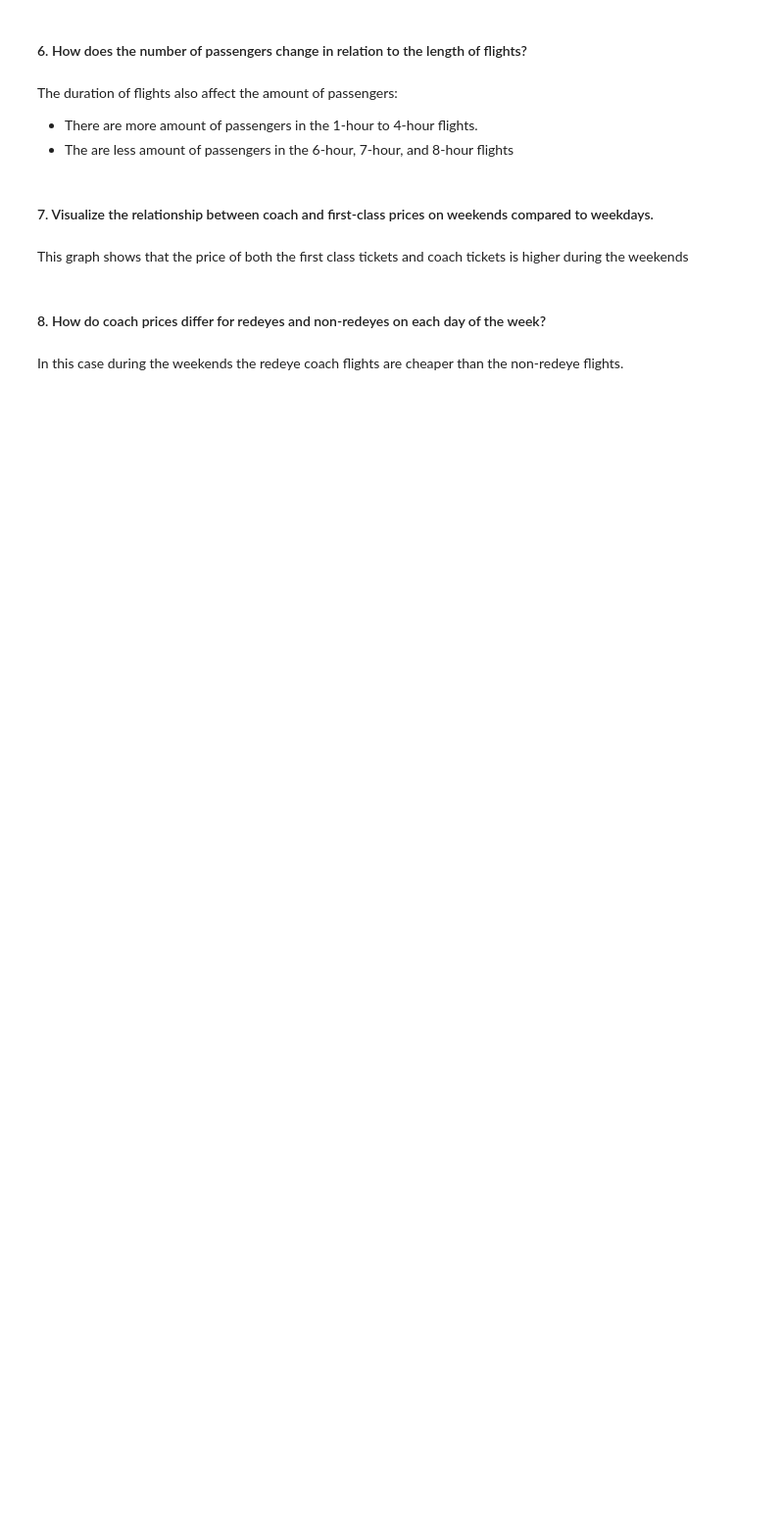
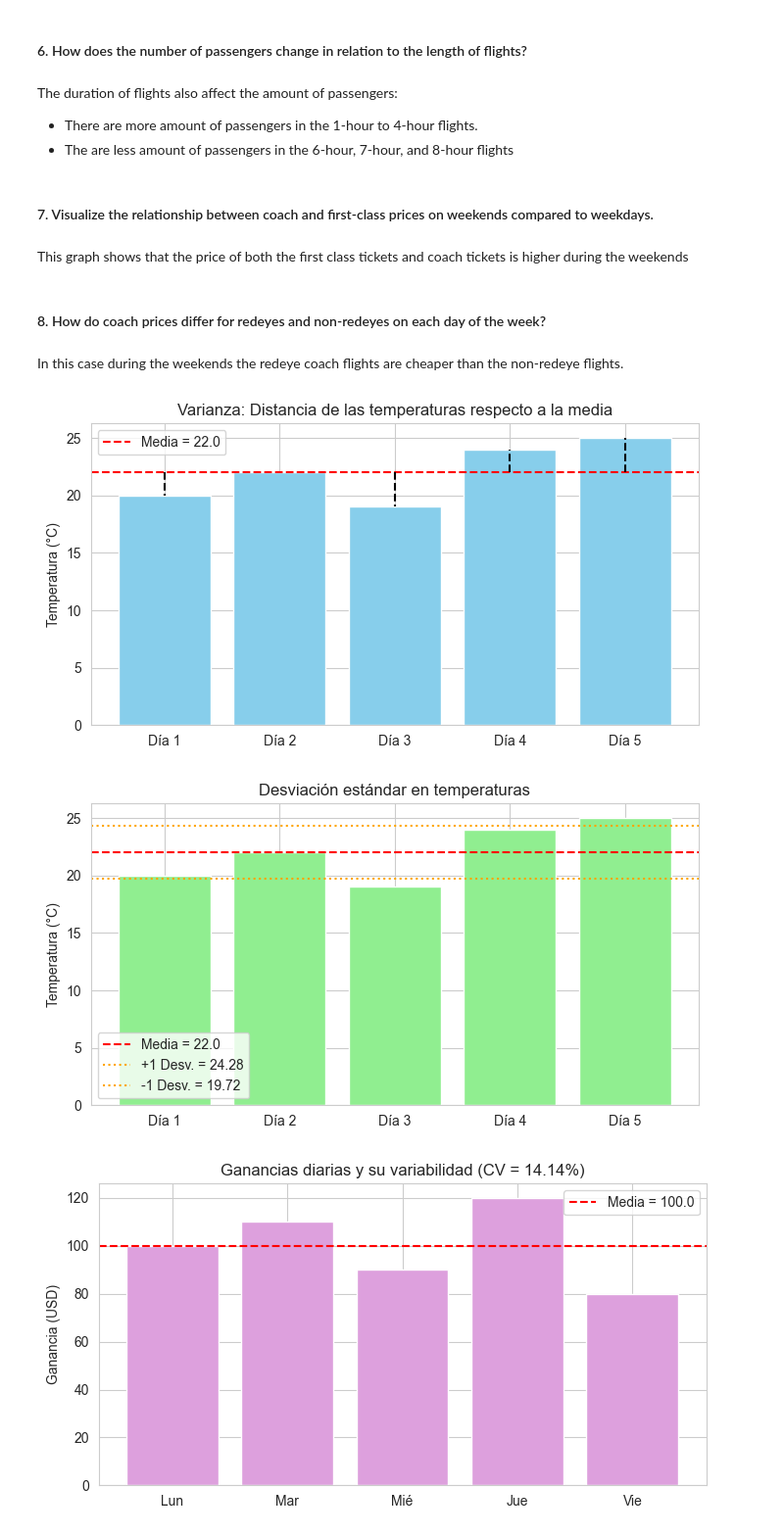
Before and after one commit to liannfinlayson26/airline-analysis, a Jupyter notebook: Airline Analysis copy.ipynb, the cells around one changed output. Shown at 98% size. Cells and saved outputs as stored; diff of their text form; code cells hidden in the pictures; blank space fills up the shorter version.

```diff
--- a/Airline Analysis copy.ipynb
+++ b/Airline Analysis copy.ipynb
@@ -263,3 +263,51 @@ This graph shows that the price of both the first class tickets and coach ticket
 #### 8. How do coach prices differ for redeyes and non-redeyes on each day of the week?
 # %% [markdown]
 In this case during the weekends the redeye coach flights are cheaper than the non-redeye flights.
+# %%
+# Ejemplo 1: Varianza (Temperaturas)
+temps = np.array([20, 22, 19, 24, 25])
+temps_mean = np.mean(temps)
+
+plt.figure(figsize=(8, 4))
+plt.bar(range(len(temps)), temps, color='skyblue')
+plt.axhline(temps_mean, color='red', linestyle='--', label=f'Media = {temps_mean}')
+for i, t in enumerate(temps):
+    plt.plot([i, i], [temps_mean, t], 'k--')
+plt.title("Varianza: Distancia de las temperaturas respecto a la media")
+plt.xticks(range(len(temps)), ['Día 1', 'Día 2', 'Día 3', 'Día 4', 'Día 5'])
+plt.ylabel('Temperatura (°C)')
+plt.legend()
+plt.show()
+
+# Ejemplo 2: Desviación Estándar (Temperaturas)
+temps_std = np.std(temps)
+
+plt.figure(figsize=(8, 4))
+plt.bar(range(len(temps)), temps, color='lightgreen')
+plt.axhline(temps_mean, color='red', linestyle='--', label=f'Media = {temps_mean}')
+plt.axhline(temps_mean + temps_std, color='orange', linestyle=':', label=f'+1 Desv. = {round(temps_mean+temps_std, 2)}')
+plt.axhline(temps_mean - temps_std, color='orange', linestyle=':', label=f'-1 Desv. = {round(temps_mean-temps_std, 2)}')
+plt.title("Desviación estándar en temperaturas")
+plt.xticks(range(len(temps)), ['Día 1', 'Día 2', 'Día 3', 'Día 4', 'Día 5'])
+plt.ylabel('Temperatura (°C)')
+plt.legend()
+plt.show()
+
+# Ejemplo 3: Coeficiente de Variación (Ganancias)
+gains = np.array([100, 110, 90, 120, 80])
+gains_mean = np.mean(gains)
+gains_std = np.std(gains)
+cv = (gains_std / gains_mean) * 100
+
+plt.figure(figsize=(8, 4))
+plt.bar(range(len(gains)), gains, color='plum')
+plt.axhline(gains_mean, color='red', linestyle='--', label=f'Media = {gains_mean}')
+plt.title(f"Ganancias diarias y su variabilidad (CV = {round(cv, 2)}%)")
+plt.xticks(range(len(gains)), ['Lun', 'Mar', 'Mié', 'Jue', 'Vie'])
+plt.ylabel('Ganancia (USD)')
+plt.legend()
+plt.show()
+# %% [output]
+[figure, added]
+[figure, added]
+[figure, added]
```
Also changed, not shown: 1 other file.
